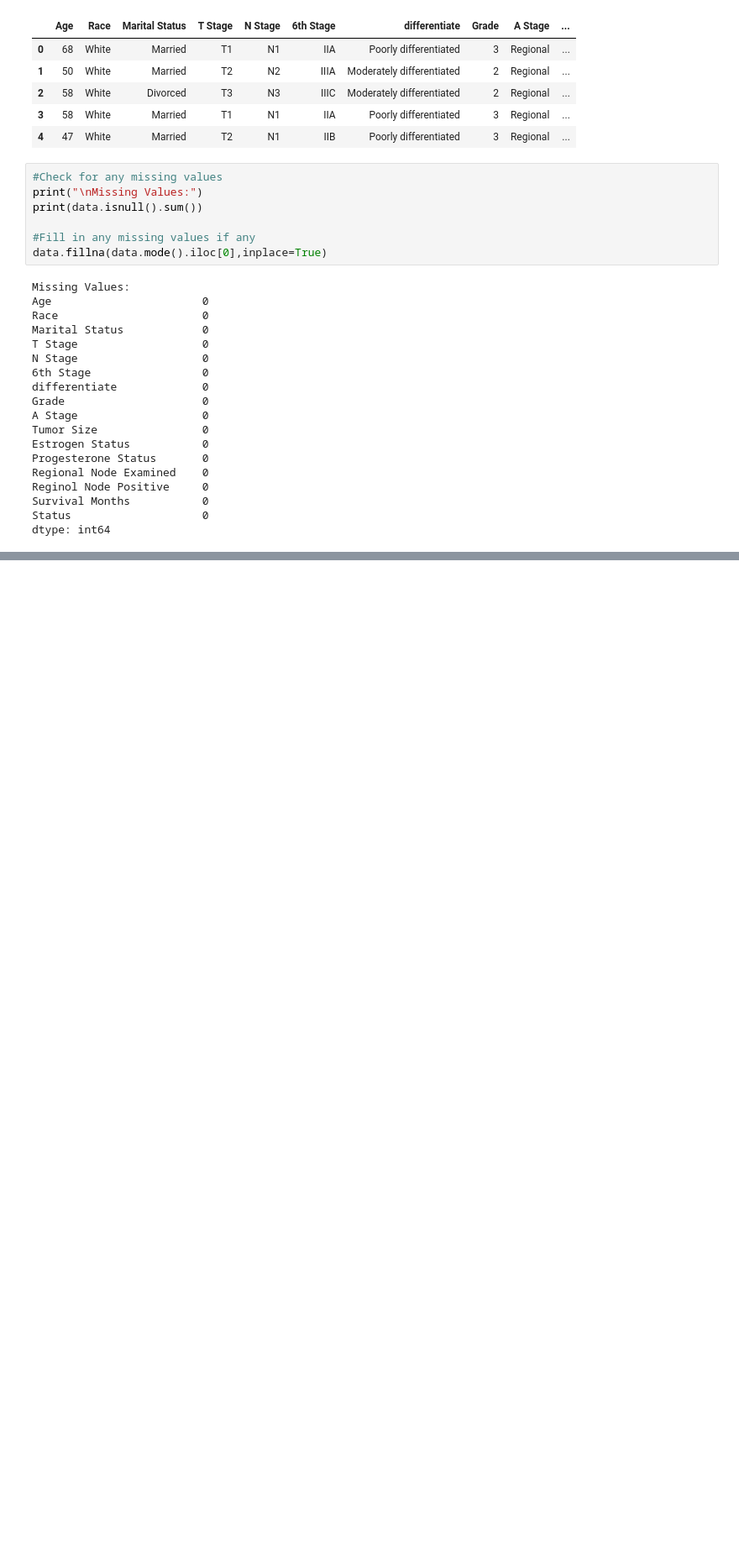
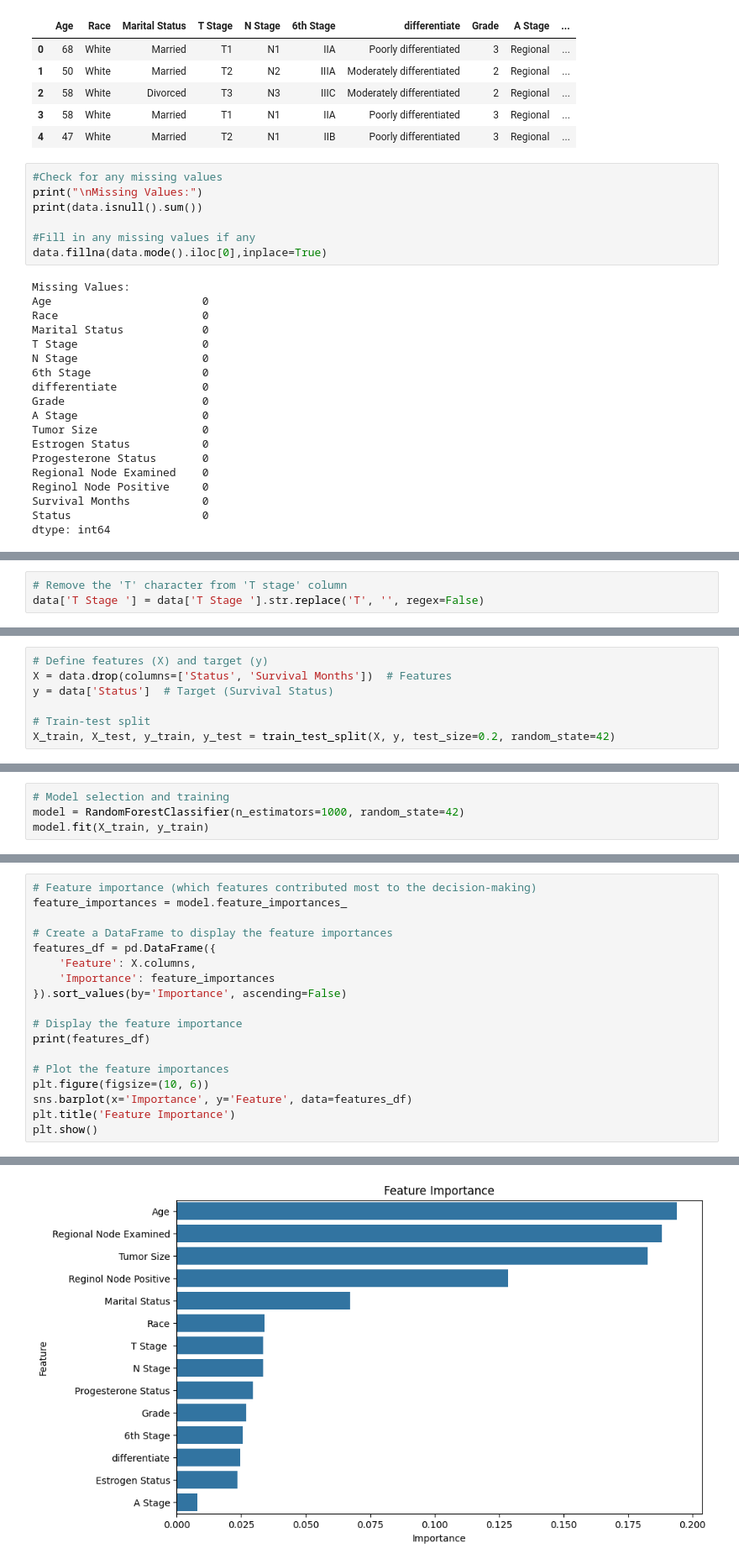
Before and after one commit to pippa28/GoogleCollab, a Jupyter notebook: BreastCancer.ipynb, the cells around one changed output, grey strips where cells are left out. Shown: that part at 84% size. Drawn from its saved outputs; the diff is of its cells as text; blank space fills up the shorter version.

```diff
--- a/BreastCancer.ipynb
+++ b/BreastCancer.ipynb
@@ -62,0 +101,3 @@ for col in categorical_cols:
+# %%
+# Remove the 'T' character from 'T stage' column
+data['T Stage '] = data['T Stage '].str.replace('T', '', regex=False)
@@ -69,0 +234,7 @@ if numerical_cols:  # Check if there are numerical columns before scaling
+# %%
+# Define features (X) and target (y)
+X = data.drop(columns=['Status', 'Survival Months'])  # Features
+y = data['Status']  # Target (Survival Status)
+
+# Train-test split
+X_train, X_test, y_train, y_test = train_test_split(X, y, test_size=0.2, random_state=42)
@@ -69,0 +245,4 @@ if numerical_cols:  # Check if there are numerical columns before scaling
+# %%
+# Model selection and training
+model = RandomForestClassifier(n_estimators=1000, random_state=42)
+model.fit(X_train, y_train)
@@ -69,0 +279,19 @@ if numerical_cols:  # Check if there are numerical columns before scaling
+# %%
+# Feature importance (which features contributed most to the decision-making)
+feature_importances = model.feature_importances_
+
+# Create a DataFrame to display the feature importances
+features_df = pd.DataFrame({
+    'Feature': X.columns,
+    'Importance': feature_importances
+}).sort_values(by='Importance', ascending=False)
+
+# Display the feature importance
+print(features_df)
+
+# Plot the feature importances
+plt.figure(figsize=(10, 6))
+sns.barplot(x='Importance', y='Feature', data=features_df)
+plt.title('Feature Importance')
+plt.show()
+# %% [output]
@@ -69,0 +313 @@ if numerical_cols:  # Check if there are numerical columns before scaling
+[figure, added]
```
Also changed, not shown: parts of 12 cells of this notebook.
